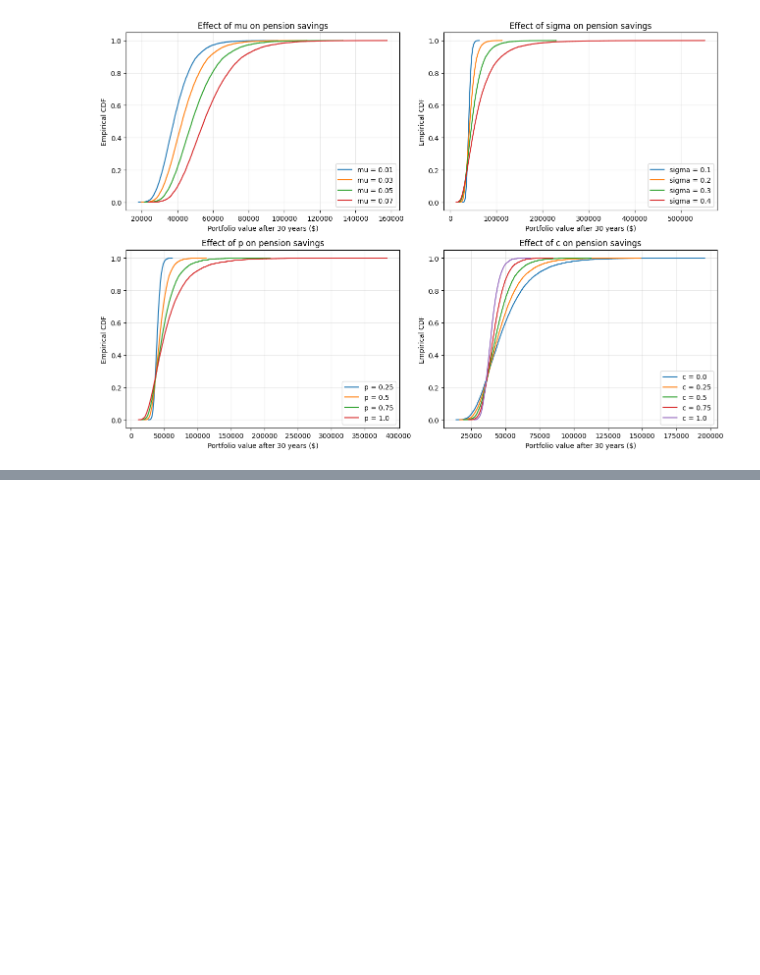
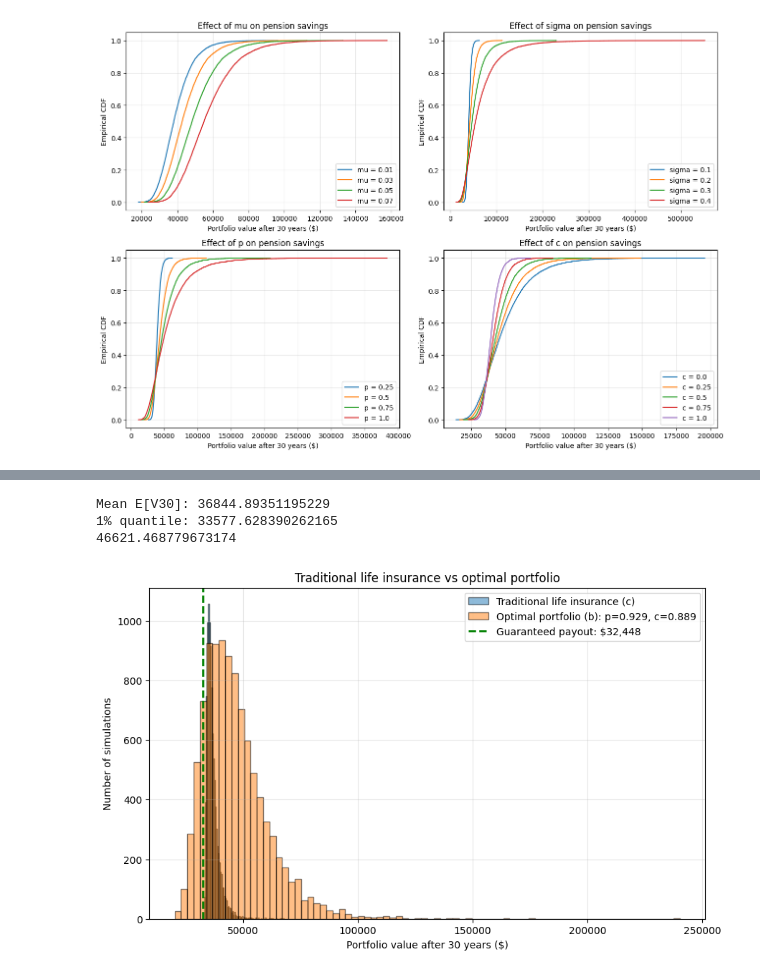
Before and after one commit to tom-fritzdorf/Risk-managment, a Jupyter notebook: Part2B.ipynb, the cells around one changed output, grey strips where cells are left out. Drawn from its saved outputs; the diff is of its cells as text; code cells hidden in the pictures; blank space fills up the shorter version.

```diff
--- a/Part2B.ipynb
+++ b/Part2B.ipynb
@@ -167,0 +190,71 @@ plt.show()
+# %%
+#c
+r = 0.01
+r_g = 0.005
+optimal_c = 0.889
+optimal_p = 0.929
+
+def G(k):
+    return 1000 * np.sum(np.exp(r_g * np.arange(1, k+1)))
+
+
+
+def pension_c(mu, sigma, Z_k):
+    V_list = [0]
+
+    R_k = np.exp(mu + sigma * Z_k)
+
+    for k in range(1, 31):
+
+        B_k = G(k) * np.exp(-r)
+
+        S_k = V_list[k-1] + V_0 - B_k
+
+        V_k = B_k * np.exp(r) + S_k * R_k[k-1]
+
+        V_list.append(V_k)
+
+    return V_list[-1]
+
+
+V_30_c = np.array([
+    pension_c(mu, sigma, z)
+    for z in Z
+])
+
+mean_c = np.mean(V_30_c)
+quantile_c = np.quantile(V_30_c, 0.01)
+
+print("Mean E[V30]:", mean_c)
+print("1% quantile:", quantile_c)
+
+
+
+V_30_optimal_b = V_30_b[(optimal_p, optimal_c)]
+print(np.mean(V_30_optimal_b))
+plt.figure(figsize=(10, 6))
+
+plt.hist(V_30_c, bins=80, edgecolor="black",
+         alpha=0.5, density=False,
+         label="Traditional life insurance (c)")
+
+plt.hist(V_optimal, bins=80, edgecolor="black",
+         alpha=0.5, density=False,
+         label=f"Optimal portfolio (b): p={optimal_p}, c={optimal_c}")
+
+plt.axvline(G(30),
+            color="green", linestyle="--", linewidth=2,
+            label=f"Guaranteed payout: ${G(30):,.0f}")
+
+plt.xlabel("Portfolio value after 30 years ($)")
+plt.ylabel("Number of simulations")
+plt.title("Traditional life insurance vs optimal portfolio")
+plt.legend()
+plt.grid(alpha=0.3)
+
+plt.show()
+# %% [output]
+Mean E[V30]: 36844.89351195229
+1% quantile: 33577.628390262165
+46621.468779673174
+[figure, added]
```
Also changed, not shown: parts of 3 cells of this notebook.
